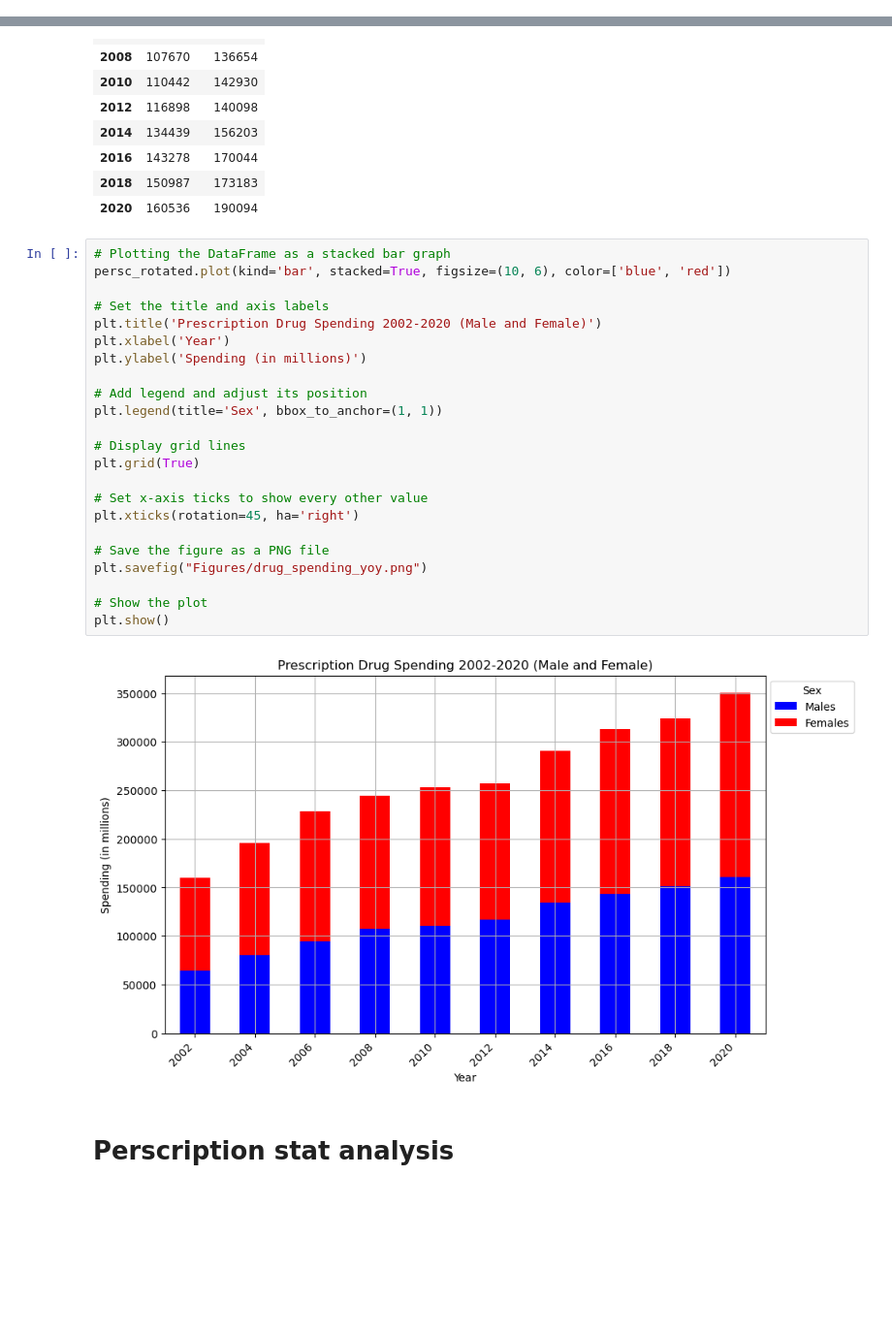
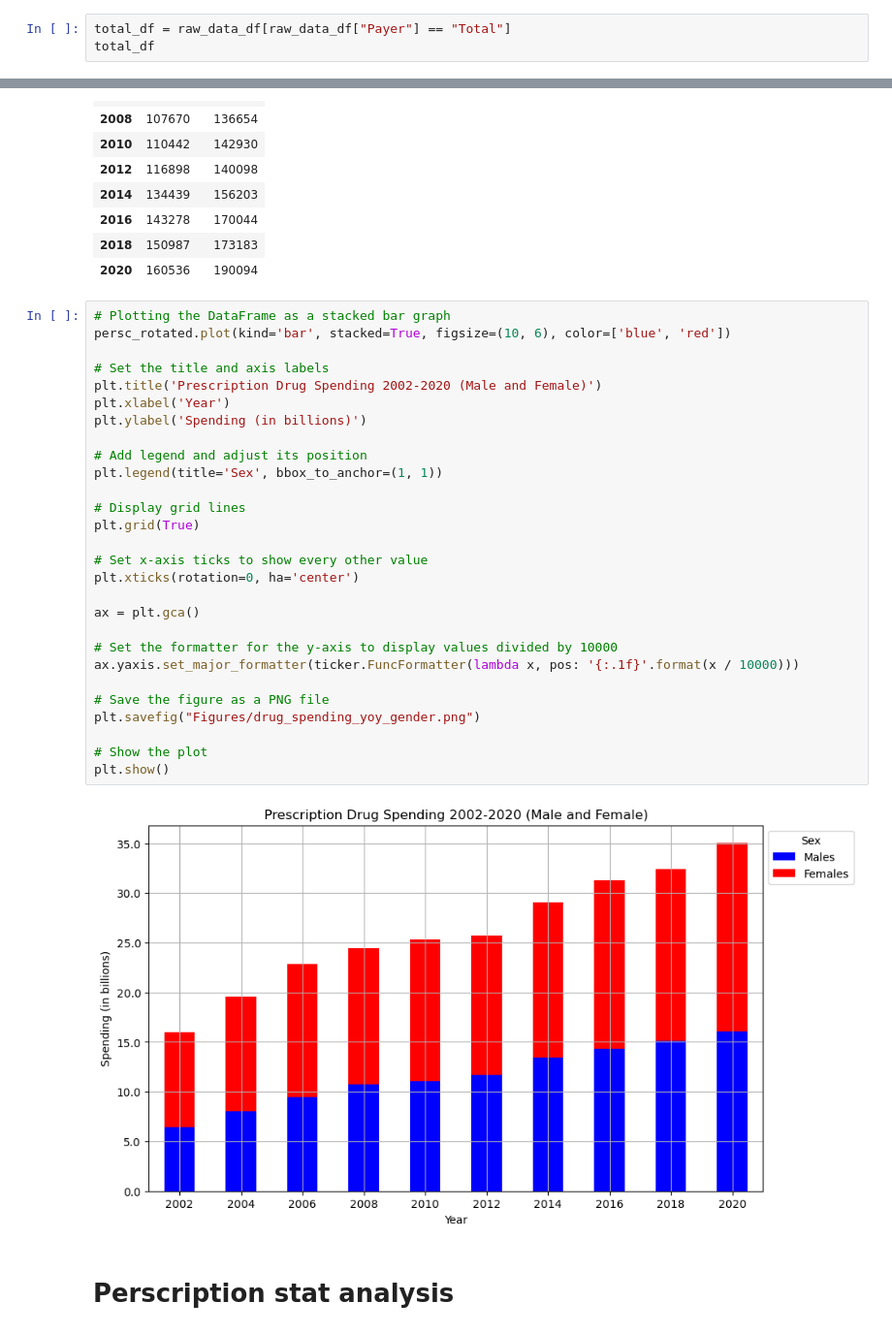
Before and after one commit to vokouns/us-healthcare-spending, a Jupyter notebook: scottsnotebook.ipynb, the cells around one changed output, grey strips where cells are left out. Shown at 97% size. Saved outputs shown, nothing was run; the diff lists cells and outputs as text; blank space fills up the shorter version.

```diff
--- a/scottsnotebook.ipynb
+++ b/scottsnotebook.ipynb
@@ -44,3 +47,6 @@ Total                        198
 Medicaid                     180
 Private health Insurance     180
 Name: count, dtype: int64
+# %%
+total_df = raw_data_df[raw_data_df["Payer"] == "Total"]
+total_df
@@ -321,28 +364,33 @@ persc_rotated
 # %%
 # Plotting the DataFrame as a stacked bar graph
 persc_rotated.plot(kind='bar', stacked=True, figsize=(10, 6), color=['blue', 'red'])
 
 # Set the title and axis labels
 plt.title('Prescription Drug Spending 2002-2020 (Male and Female)')
 plt.xlabel('Year')
-plt.ylabel('Spending (in millions)')
+plt.ylabel('Spending (in billions)')
 
 # Add legend and adjust its position
 plt.legend(title='Sex', bbox_to_anchor=(1, 1))
 
 # Display grid lines
 plt.grid(True)
 
 # Set x-axis ticks to show every other value
-plt.xticks(rotation=45, ha='right')
+plt.xticks(rotation=0, ha='center')
+
+ax = plt.gca()
+
+# Set the formatter for the y-axis to display values divided by 10000
+ax.yaxis.set_major_formatter(ticker.FuncFormatter(lambda x, pos: '{:.1f}'.format(x / 10000)))
 
 # Save the figure as a PNG file
-plt.savefig("Figures/drug_spending_yoy.png")
+plt.savefig("Figures/drug_spending_yoy_gender.png")
 
 # Show the plot
 plt.show()
 # %% [output]
-[figure, old version]
+[figure, new version]
 # %% [markdown]
 # Perscription stat analysis
 # %%
```
Also changed, not shown: parts of 10 cells of this notebook, 7 other files.
